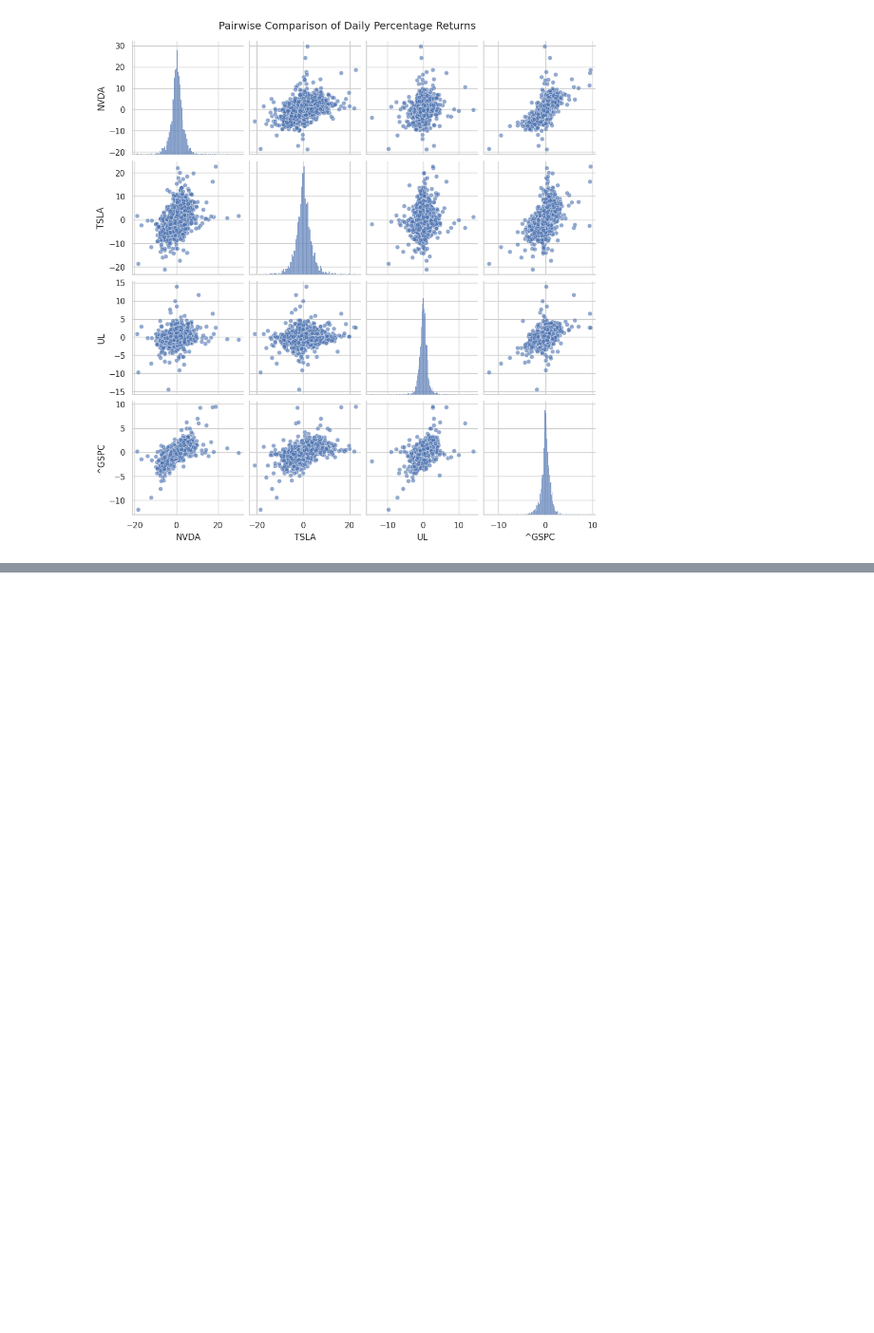
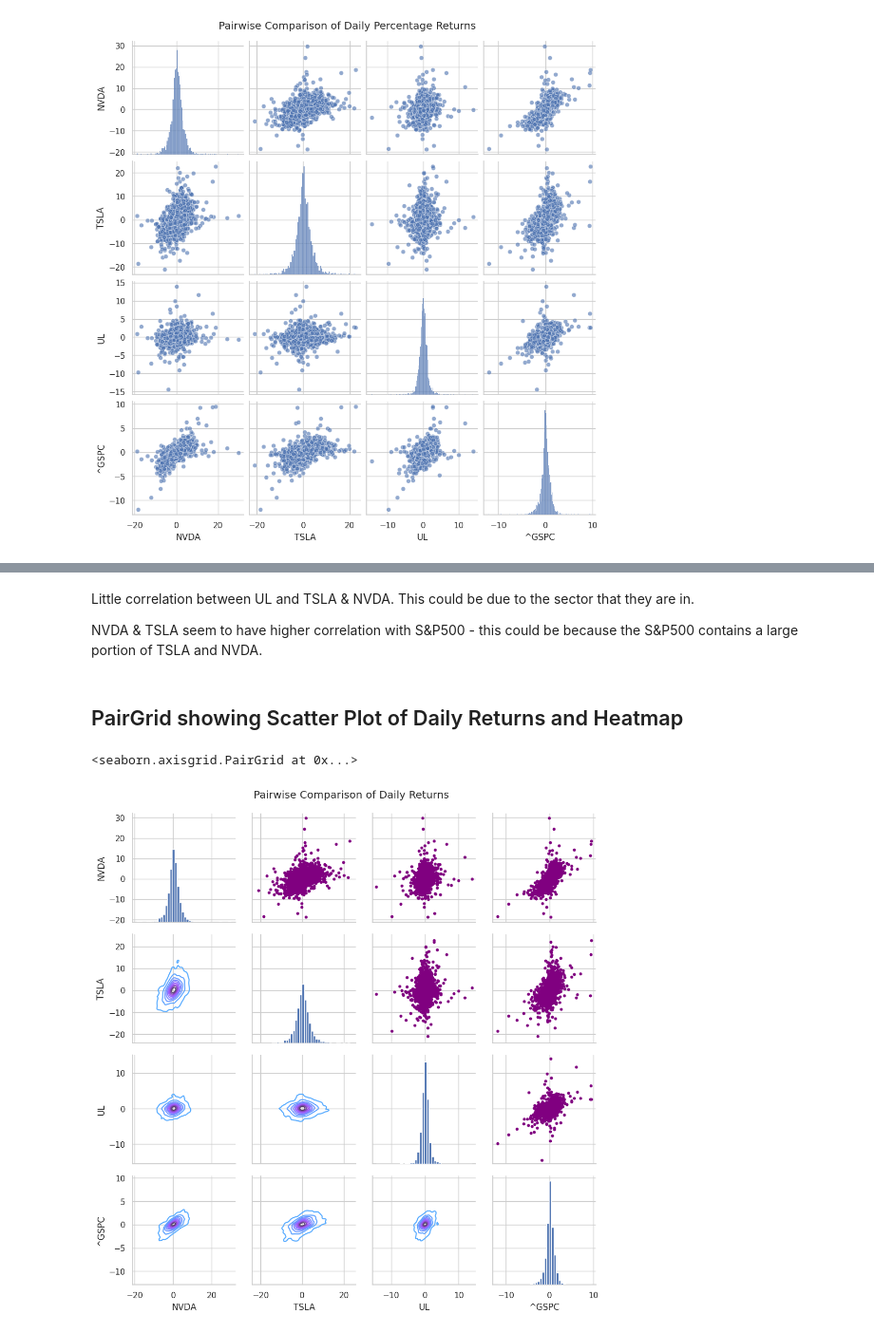
Before and after one commit to hjmoore67/AI-Coursework-Uni, a Jupyter notebook: uni-ai-coursework.ipynb, the cells around one changed output, grey strips where cells are left out. Shown at 95% size. Cells and saved outputs as stored; diff of their text form; code cells hidden in the pictures; blank space fills up the shorter version.

```diff
--- a/uni-ai-coursework.ipynb
+++ b/uni-ai-coursework.ipynb
@@ -578,0 +589,19 @@ Text(0.5, 1.02, 'Pairwise Comparison of Daily Percentage Returns')
+# %% [markdown]
+Little correlation between UL and TSLA & NVDA. This could be due to the sector that they are in.
+
+NVDA & TSLA seem to have higher correlation with S&P500 - this could be because the S&P500 contains a large portion of TSLA and NVDA.
+# %% [markdown]
+## PairGrid showing Scatter Plot of Daily Returns and Heatmap
+# %%
+return_fig = sns.PairGrid(pivot_returns.dropna())
+
+# Upper Traingle
+return_fig.map_upper(plt.scatter, color='purple', s=10)
+#Lower Traingle
+return_fig.map_lower(sns.kdeplot, cmap='cool_d')
+
+plt.suptitle("Pairwise Comparison of Daily Returns", y=1.02)
+return_fig.map_diag(plt.hist, bins=40)
+# %% [output]
+<seaborn.axisgrid.PairGrid at 0x...>
+[figure, added]
```
Also changed, not shown: parts of 7 cells of this notebook.
